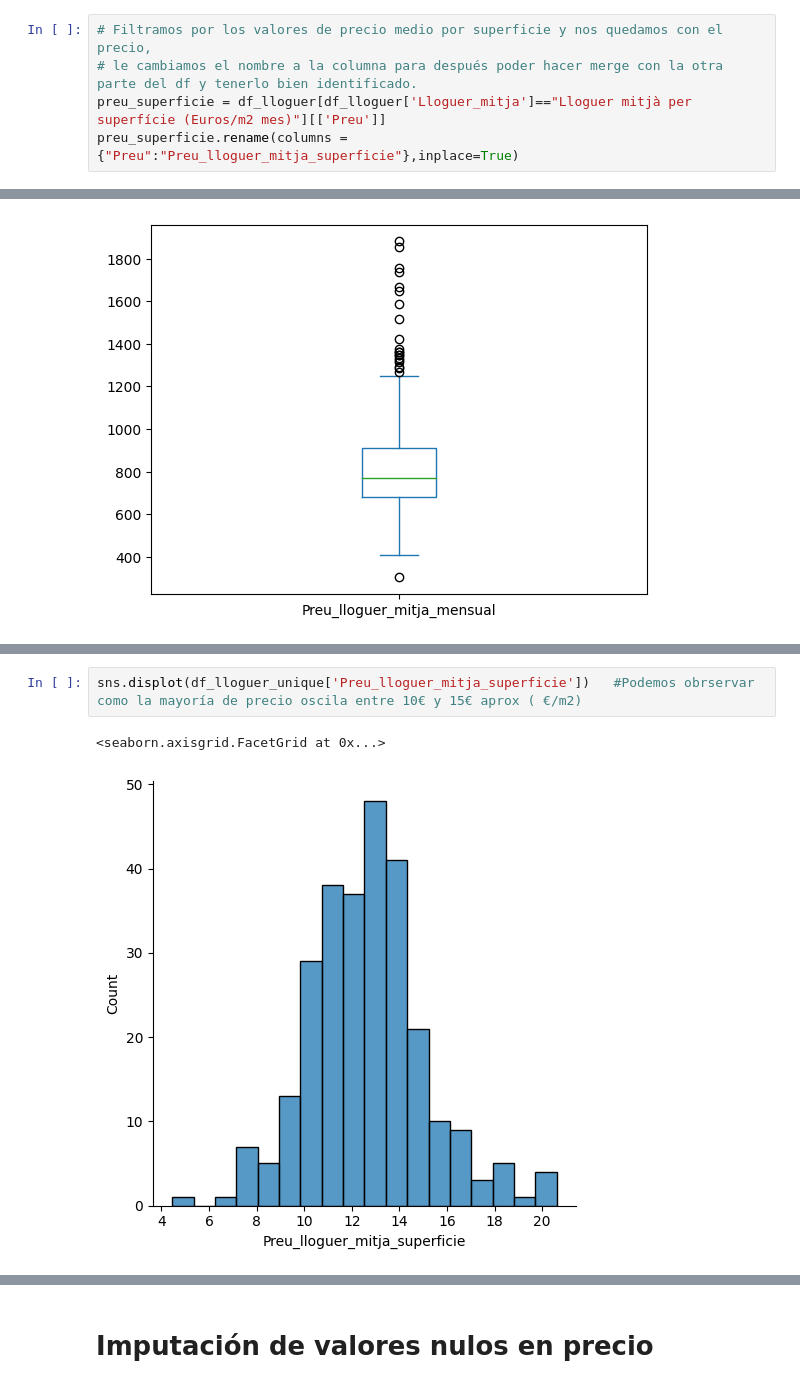
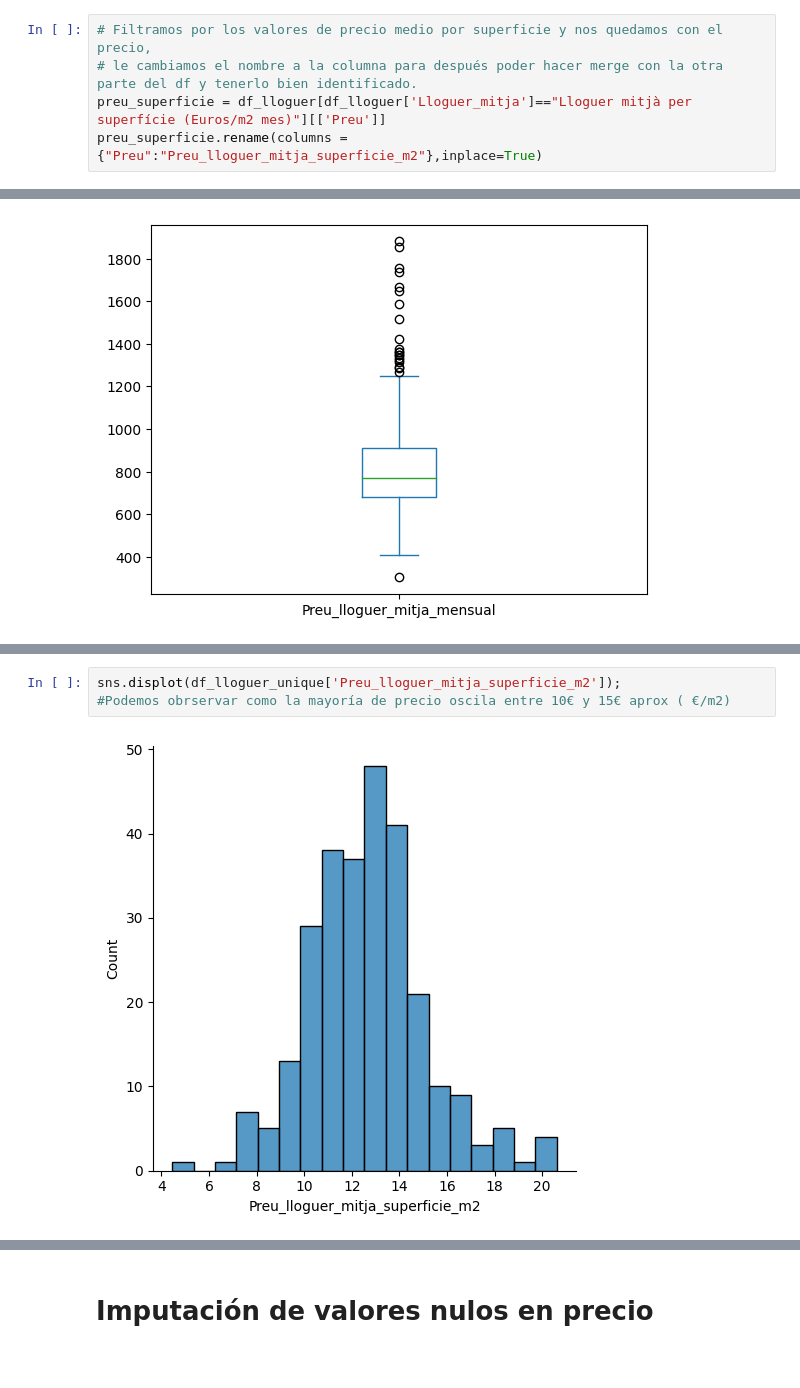
Before and after one commit to Sergiochueco/Hackato_JUMP2DIGITAL, a Jupyter notebook: EDA.ipynb, the cells around one changed output, grey strips where cells are left out. Saved outputs shown, nothing was run; the diff lists cells and outputs as text.

```diff
--- a/EDA.ipynb
+++ b/EDA.ipynb
@@ -229,7 +237,7 @@ df_lloguer.set_index('id',inplace=True)
 # Filtramos por los valores de precio medio por superficie y nos quedamos con el precio,
 # le cambiamos el nombre a la columna para después poder hacer merge con la otra parte del df y tenerlo bien identificado.
 preu_superficie = df_lloguer[df_lloguer['Lloguer_mitja']=="Lloguer mitjà per superfície (Euros/m2 mes)"][['Preu']]
-preu_superficie.rename(columns = {"Preu":"Preu_lloguer_mitja_superficie"},inplace=True)
+preu_superficie.rename(columns = {"Preu":"Preu_lloguer_mitja_superficie_m2"},inplace=True)
 # %%
 preu_superficie #imprimimos para ver cómo queda
 # %% [output]
@@ -331,6 +355,6 @@ sns.displot(df_lloguer_unique['Preu_lloguer_mitja_mensual'])  #Podemos obrservar
 [figure]
 # %%
-sns.displot(df_lloguer_unique['Preu_lloguer_mitja_superficie'])   #Podemos obrservar como la mayoría de precio oscila entre 10€ y 15€ aprox ( €/m2)
+sns.displot(df_lloguer_unique['Preu_lloguer_mitja_superficie_m2']);
+#Podemos obrservar como la mayoría de precio oscila entre 10€ y 15€ aprox ( €/m2)
 # %% [output]
-<seaborn.axisgrid.FacetGrid at 0x...>
-[figure, old version]
+[figure, new version]
```
Also changed, not shown: parts of 76 cells of this notebook, 1 other file.
